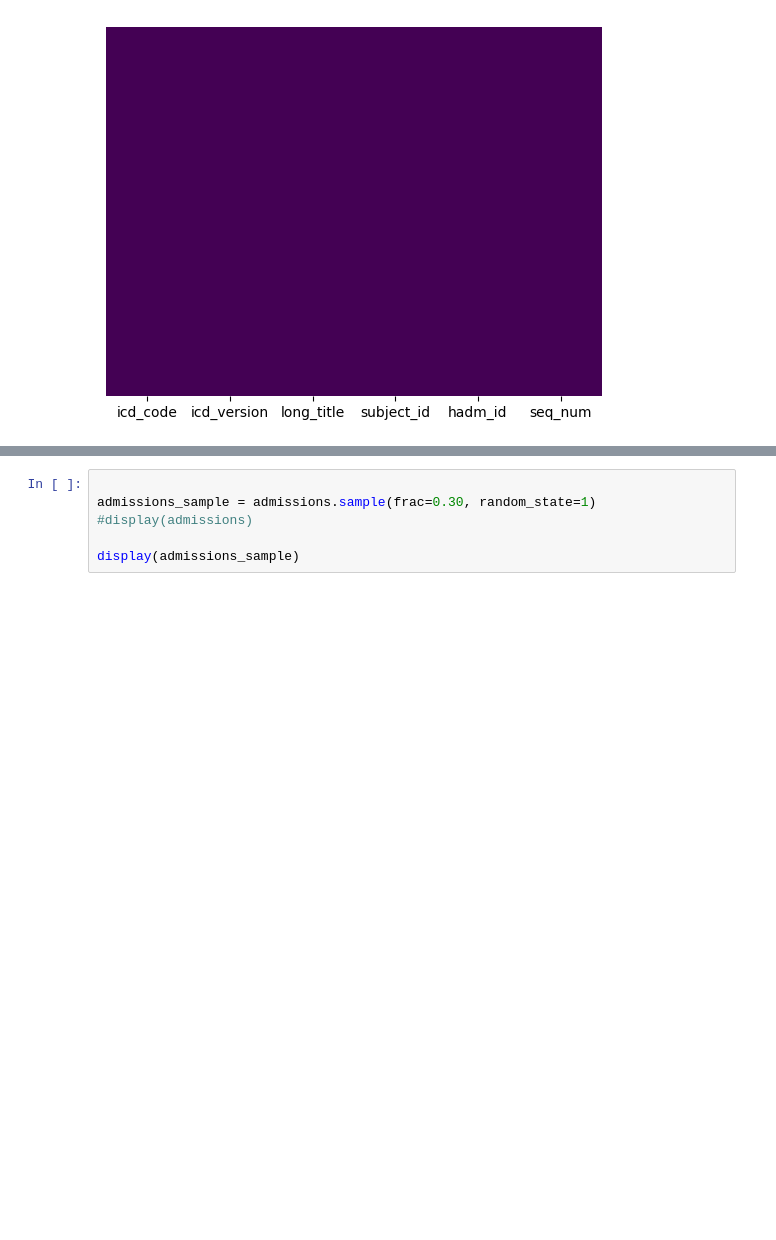
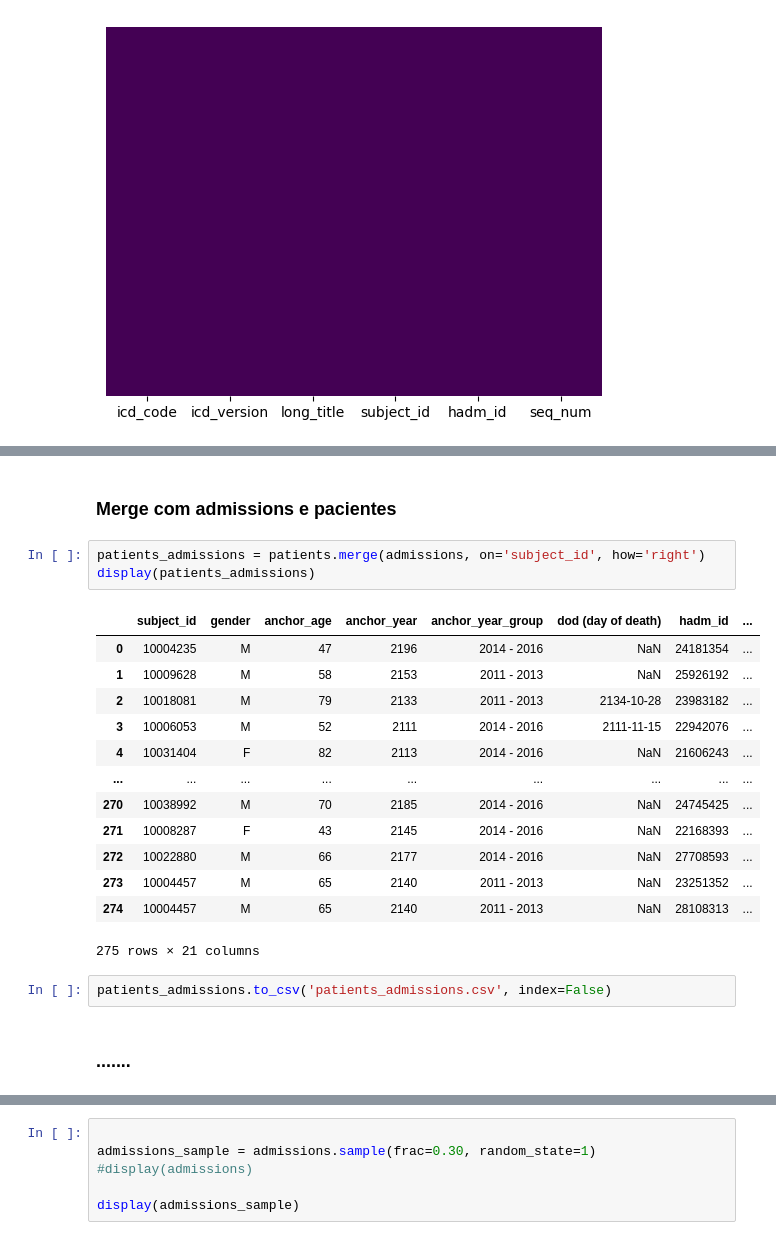
Before and after one commit to CatarinaCosta02/Master_Thesis, a Jupyter notebook: profiling/diagnosis.ipynb, the cells around one changed output, grey strips where cells are left out. Cells and saved outputs as stored; diff of their text form; blank space fills up the shorter version.

```diff
--- a/profiling/diagnosis.ipynb
+++ b/profiling/diagnosis.ipynb
@@ -582,3 +697,26 @@ That way the study will be conducted in a less depended enviroment
+# %% [markdown]
+### Merge com admissions e pacientes
+# %%
+patients_admissions = patients.merge(admissions, on='subject_id', how='right')
+display(patients_admissions)
+# %% [output]
+|  | subject_id | gender | anchor_age | anchor_year | anchor_year_group | dod (day of death) | hadm_id | ... |
+| 0 | 10004235 | M | 47 | 2196 | 2014 - 2016 | NaN | 24181354 | ... |
+| 1 | 10009628 | M | 58 | 2153 | 2011 - 2013 | NaN | 25926192 | ... |
+| 2 | 10018081 | M | 79 | 2133 | 2011 - 2013 | 2134-10-28 | 23983182 | ... |
+| 3 | 10006053 | M | 52 | 2111 | 2014 - 2016 | 2111-11-15 | 22942076 | ... |
+| 4 | 10031404 | F | 82 | 2113 | 2014 - 2016 | NaN | 21606243 | ... |
+| ... | ... | ... | ... | ... | ... | ... | ... | ... |
+| 270 | 10038992 | M | 70 | 2185 | 2014 - 2016 | NaN | 24745425 | ... |
+| 271 | 10008287 | F | 43 | 2145 | 2014 - 2016 | NaN | 22168393 | ... |
+| 272 | 10022880 | M | 66 | 2177 | 2014 - 2016 | NaN | 27708593 | ... |
+| 273 | 10004457 | M | 65 | 2140 | 2011 - 2013 | NaN | 23251352 | ... |
+| 274 | 10004457 | M | 65 | 2140 | 2011 - 2013 | NaN | 28108313 | ... |
+275 rows × 21 columns
+# %%
+patients_admissions.to_csv('patients_admissions.csv', index=False)
+# %% [markdown]
+### .......
 # %%
 """patients_sample = patients.sample(frac=0.70, random_state=1)
 display(patients)
```
Also changed, not shown: parts of 9 cells of this notebook, 2 other files.
